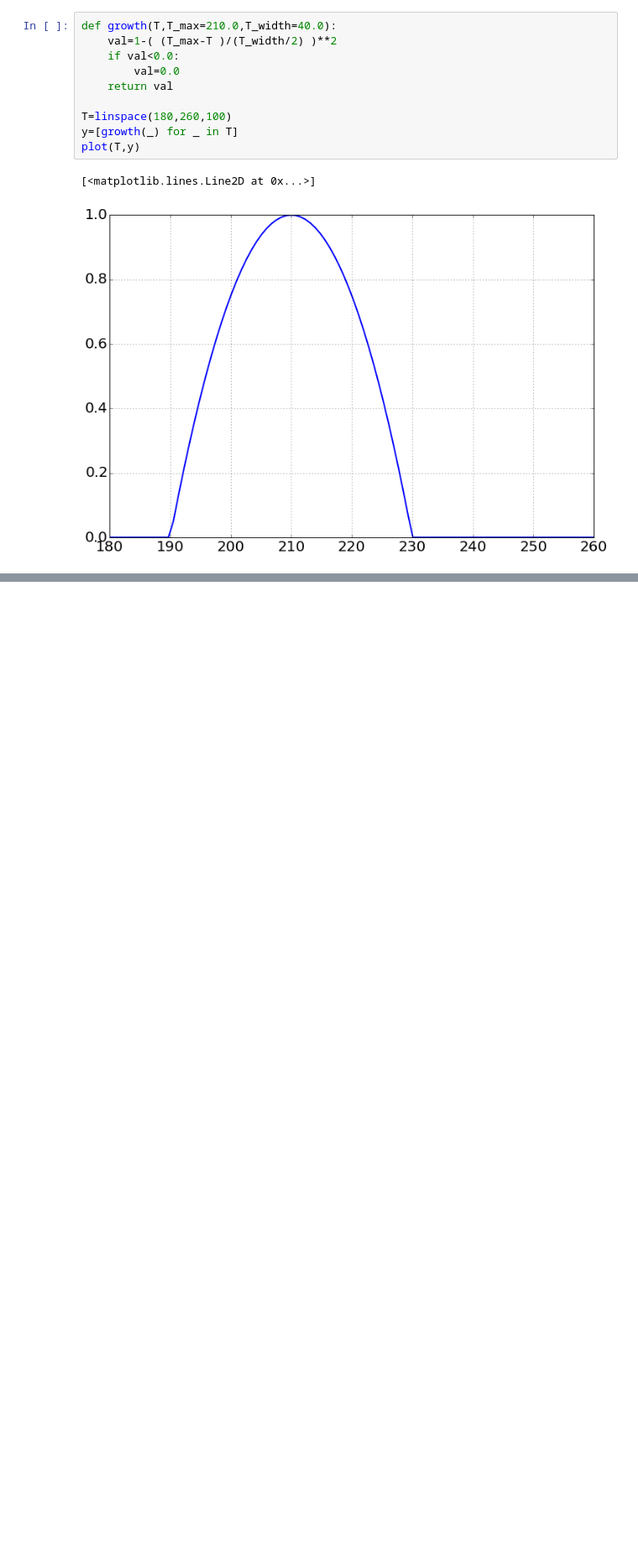
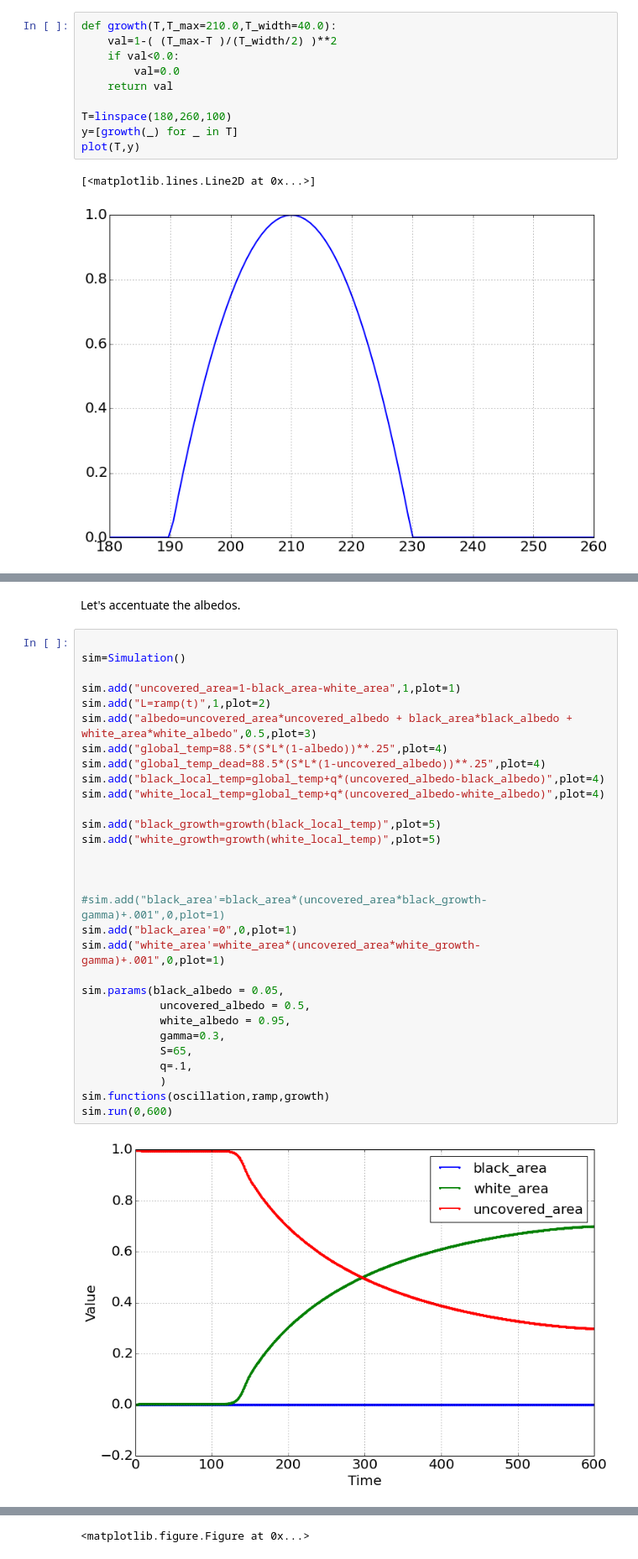
Before and after one commit to bblais/Systems-Modeling-Spring-2015-Notebooks, a Jupyter notebook: Tuesday Apr 14 2015 - Daisyworld.ipynb, the cells around one changed output, grey strips where cells are left out. Shown: that part at 84% size. Saved outputs shown, nothing was run; the diff lists cells and outputs as text; blank space fills up the shorter version.

```diff
--- a/Tuesday Apr 14 2015 - Daisyworld.ipynb
+++ b/Tuesday Apr 14 2015 - Daisyworld.ipynb
@@ -72,0 +122,34 @@ sim.run(0,400)
+# %% [markdown]
+Let's accentuate the albedos.
+# %%
+
+sim=Simulation()
+
+sim.add("uncovered_area=1-black_area-white_area",1,plot=1)
+sim.add("L=ramp(t)",1,plot=2)
+sim.add("albedo=uncovered_area*uncovered_albedo + black_area*black_albedo + white_area*white_albedo",0.5,plot=3)
+sim.add("global_temp=88.5*(S*L*(1-albedo))**.25",plot=4)
+sim.add("global_temp_dead=88.5*(S*L*(1-uncovered_albedo))**.25",plot=4)
+sim.add("black_local_temp=global_temp+q*(uncovered_albedo-black_albedo)",plot=4)
+sim.add("white_local_temp=global_temp+q*(uncovered_albedo-white_albedo)",plot=4)
+
+sim.add("black_growth=growth(black_local_temp)",plot=5)
+sim.add("white_growth=growth(white_local_temp)",plot=5)
+
+
+
+#sim.add("black_area'=black_area*(uncovered_area*black_growth-gamma)+.001",0,plot=1)
+sim.add("black_area'=0",0,plot=1)
+sim.add("white_area'=white_area*(uncovered_area*white_growth-gamma)+.001",0,plot=1)
+
+sim.params(black_albedo = 0.05,
+            uncovered_albedo = 0.5,
+            white_albedo = 0.95,
+            gamma=0.3,
+            S=65,
+            q=.1,
+            )
+sim.functions(oscillation,ramp,growth)
+sim.run(0,600)
+# %% [output]
+[figure, added]
@@ -72,0 +160 @@ sim.run(0,400)
+<matplotlib.figure.Figure at 0x...>
```
Also changed, not shown: parts of 6 cells of this notebook, 1 other file.
